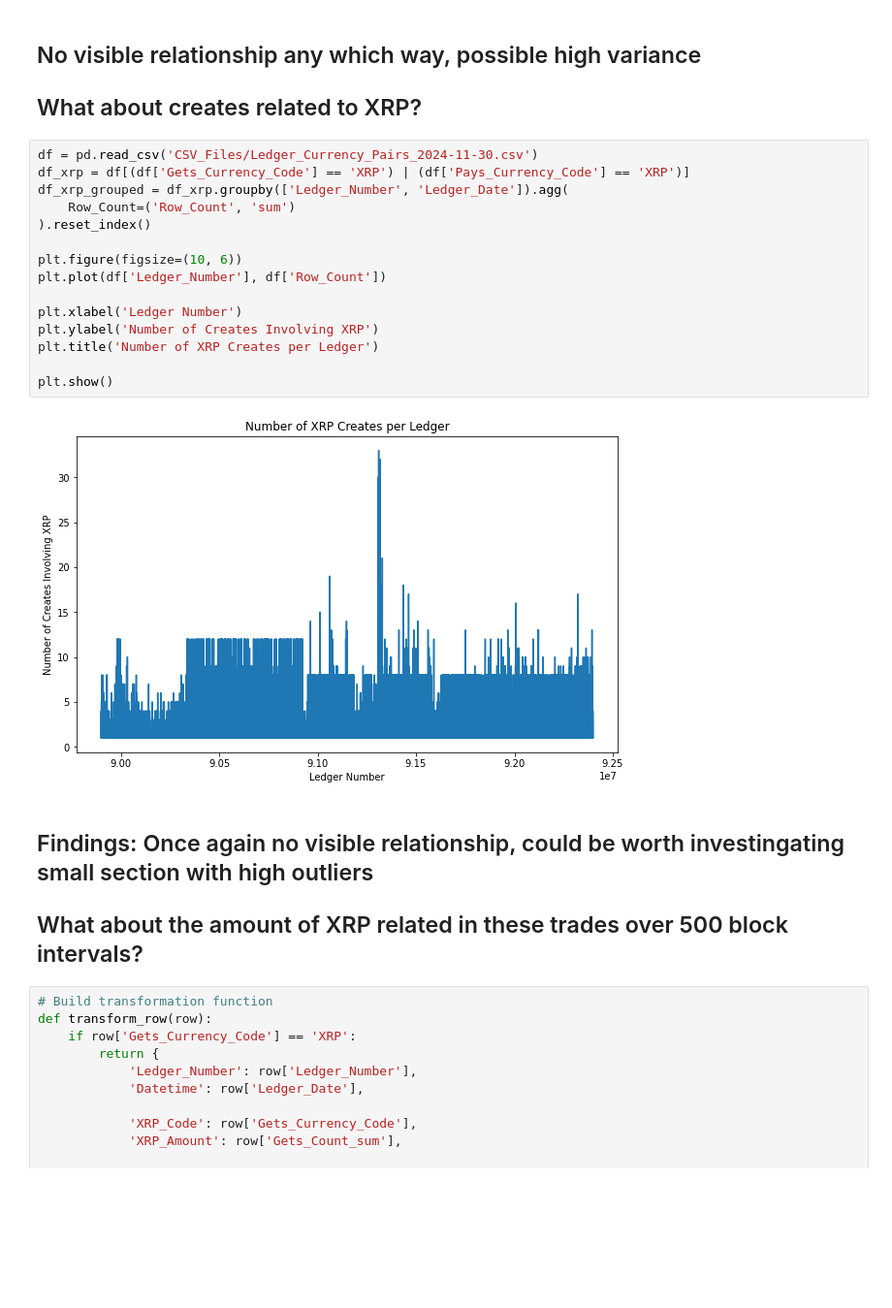
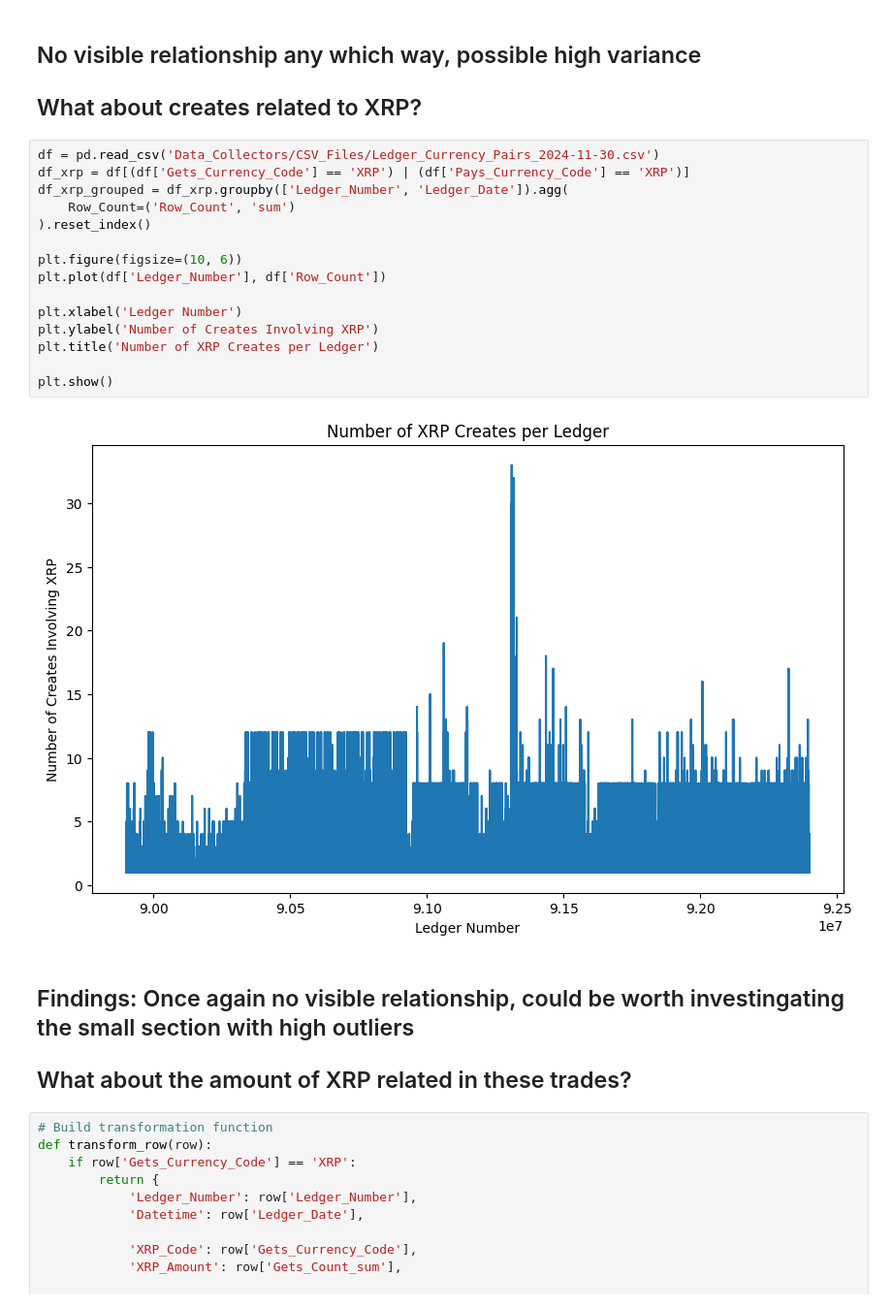
Before and after one commit to Ayrnen/XRP, a Jupyter notebook: TransactionCountEDA.ipynb, the cells around one changed output. Shown: that part at 97% size. Saved outputs shown, nothing was run; the diff lists cells and outputs as text; blank space fills up the shorter version.

```diff
--- a/TransactionCountEDA.ipynb
+++ b/TransactionCountEDA.ipynb
@@ -36,25 +43,25 @@ plt.show()
 ## No visible relationship any which way, possible high variance
 ## What about creates related to XRP?
 # %%
-df = pd.read_csv('CSV_Files/Ledger_Currency_Pairs_2024-11-30.csv')
+df = pd.read_csv('Data_Collectors/CSV_Files/Ledger_Currency_Pairs_2024-11-30.csv')
 df_xrp = df[(df['Gets_Currency_Code'] == 'XRP') | (df['Pays_Currency_Code'] == 'XRP')]
 df_xrp_grouped = df_xrp.groupby(['Ledger_Number', 'Ledger_Date']).agg(
     Row_Count=('Row_Count', 'sum')
 ).reset_index()
 
 plt.figure(figsize=(10, 6))
 plt.plot(df['Ledger_Number'], df['Row_Count'])
 
 plt.xlabel('Ledger Number')
 plt.ylabel('Number of Creates Involving XRP')
 plt.title('Number of XRP Creates per Ledger')
 
 plt.show()
 # %% [output]
-[figure, old version]
+[figure, new version]
 # %% [markdown]
-## Findings: Once again no visible relationship, could be worth investingating small section with high outliers
-## What about the amount of XRP related in these trades over 500 block intervals?
+## Findings: Once again no visible relationship, could be worth investingating the small section with high outliers
+## What about the amount of XRP related in these trades?
 # %%
 # Build transformation function
 def transform_row(row):
```
Also changed, not shown: parts of 34 cells of this notebook.
